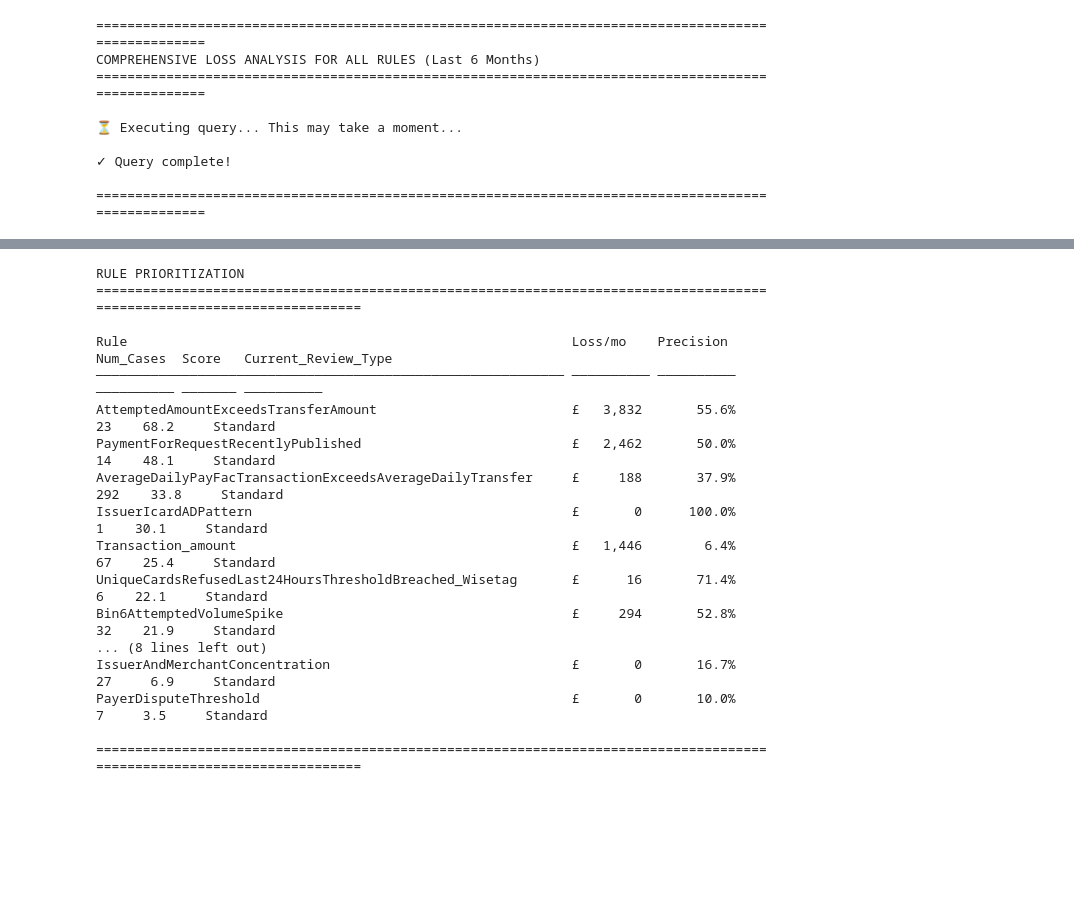
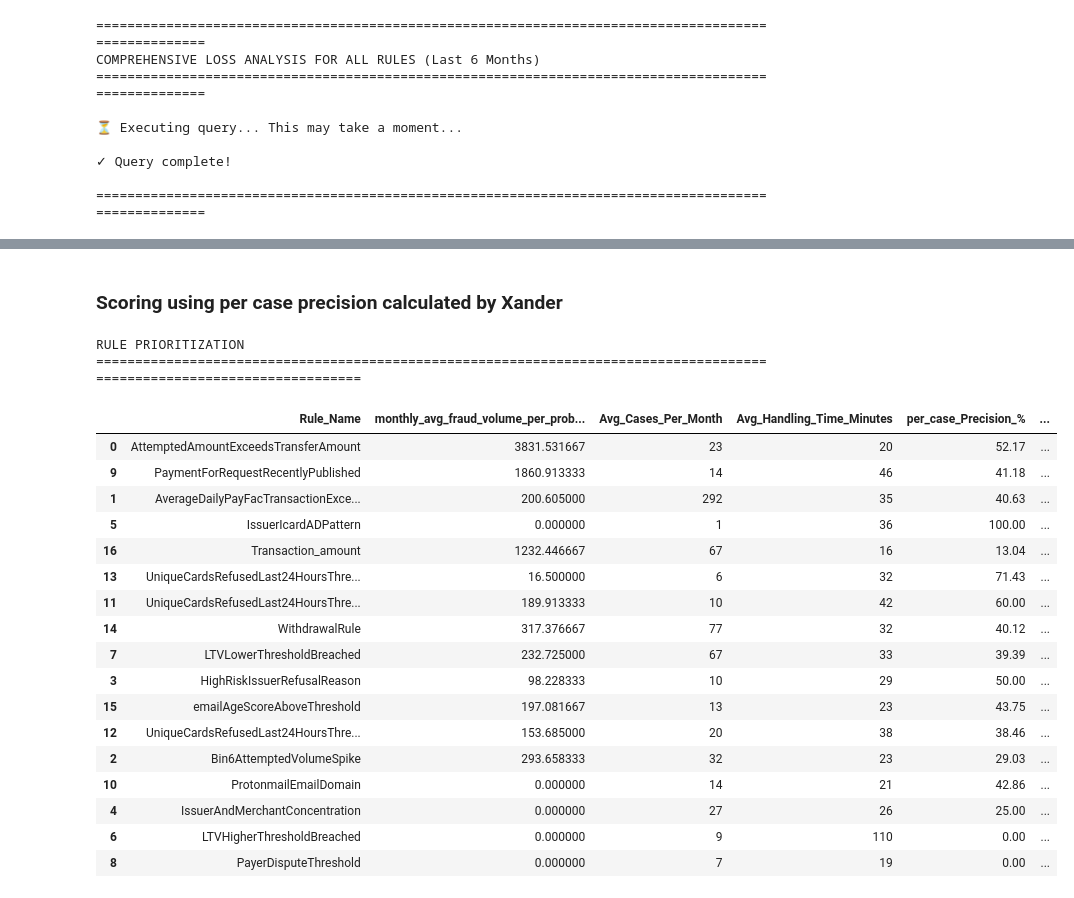
Before and after one commit to priscaadenike/CRM_Capacity_planning, a Jupyter notebook: rule_loss_estimation_Analysis.ipynb, the cells around one changed output, grey strips where cells are left out. Cells and saved outputs as stored; diff of their text form; code cells hidden in the pictures; blank space fills up the shorter version.

Commit message:
updated readme and added rule precision calculation

```diff
--- a/rule_loss_estimation_Analysis.ipynb
+++ b/rule_loss_estimation_Analysis.ipynb
@@ -196,13 +198,10 @@ AverageDailyPayFacTransactionExceedsAverageDailyTransfer               872
 ✓ Results saved as 'df_all_rules'
 # %%
 # Create the current state dataframe
-import pandas as pd
-import numpy as np
 
-
-Avg_Cases_Per_Month = [23, 292, 32, 10, 27, 1, 9, 67, 7, 14, 14, 10, 20, 6, 77, 13, 67]
-Avg_Handling_Time_Minutes = [18, 35, 23, 27, 19, 41, 132, 31, 12, 43, 17, 40, 35, 26, 28, 24, 13]
-Current_Hours_Per_Month = [
+Avg_Cases_Per_Month = [23, 292, 32, 10, 27, 1, 9, 67, 7, 14, 14, 10, 20, 6, 77, 13, 67]  # this will change when Xander updates the sheet
+Avg_Handling_Time_Minutes = [20, 35, 23, 29, 26, 36, 110, 33, 19, 46, 21, 42, 38, 32, 32, 23, 16]  #this will change when Xander updates the sheet
+Current_Hours_Per_Month = [  #calculating the current hours
     round((cases * aht) / 60,2)
     for cases, aht in zip(Avg_Cases_Per_Month, Avg_Handling_Time_Minutes)
 ]
@@ -229,7 +228,9 @@ current_state = {
         'Transaction_amount',
 
     ],
-    'per_case_Precision_%': [55.56, 37.91, 52.78, 37.5, 16.67, 100.0, 30.0, 26.98, 10.0, 50.0, 37.5, 44.44, 41.67, 71.43, 43.14, 33.33, 6.38],
+
+    'rule_precision_L3M' : [67.82, 74.13, 71, 69.23, 44.32, 100, 30.77, 41.95, 94.44, 62.5, 58.82, 84.62, 78.95, 83.33, 55.74, 83.87, 50.67],
+    'per_case_Precision_%': [52.17, 40.63, 29.03, 50.00, 25.00, 100.00, 0.00, 39.39, 0.00, 41.18, 42.86, 60.00, 38.46, 71.43, 40.12, 43.75, 13.04],
     'Avg_Cases_Per_Month': Avg_Cases_Per_Month,
     'Avg_Handling_Time_Minutes': Avg_Handling_Time_Minutes,
     'Current_Review_Type': ['Standard', 'Standard', 'Standard', 'Standard', 'Standard', 'Standard', 'Deep', 'Deep', 'Standard', 'Standard', 'Standard', 'Standard', 'Standard', 'Standard', 'Standard', 'Standard', 'Standard'],
@@ -270,11 +271,11 @@ loss_mapping = {
 }
 
 
-df_current['avg_fraud_volume_per_problematic_merchant'] = (df_current['Rule_Name'].map(loss_mapping))   #for each rule, map the average fraud volume (CB + NOF) per problematic merchant from our earlier analysis
+df_current['avg_fraud_volume_per_problematic_merchant'] = (df_current['Rule_Name'].map(loss_mapping))
 df_current['monthly_avg_fraud_volume_per_problematic_merchant'] = df_current['avg_fraud_volume_per_problematic_merchant'] / 6  #on average what is the loss per merchant per month
 
 # Review time constants (in minutes)
-LIGHT_REVIEW_MIN = 12.4
+LIGHT_REVIEW_MIN = 15 #Xander used this in the sheet instead of 12.4
 STANDARD_REVIEW_MIN = 35.15
 DEEP_REVIEW_MIN = 47.97
 
@@ -285,7 +286,7 @@ print("=" * 120 + "\n")
 # Calculate current weekly hours
 current_monthly_hours = df_current['Current_Hours_Per_Month'].sum()
 current_weekly_hours = current_monthly_hours * 12 / 52 + 20 # Adding 20 hours for NOF, CB
-Target_Weekly_Hours = 100 #Enter the Capacity Hours / Week from the sheet (currently H34)
+Target_Weekly_Hours = 75 #Enter the Capacity Hours / Week from the sheet (currently H34)
 print(f"Current Total Monthly Hours: {current_monthly_hours:.2f}")
 print(f"Current Weekly Hours: {current_weekly_hours:.2f}")
 print(f"Target Weekly Hours: {Target_Weekly_Hours:.2f}")
@@ -304,62 +305,65 @@ Reduction Needed: 0.6861538461538572 hours/week (0.7%)
 
 ========================================================================================================================
+# %% [markdown]
+### Scoring using per case precision calculated by Xander
 # %%
-# Create scoring system to determine optimal review type
-# Factors: Loss risk, Precision, Volume
+# Create scoring system to determine most risky rule so it receives optimal review type
+# Factors: Loss risk, Precision, Volume (cases * AHT)
 
 def calculate_priority_score(row):
     """
     Calculate priority score based on:
     - Monthly loss (higher = higher priority)
     - per case precision (higher = higher confidence, but also means we're catching them)
     - Volume (higher volume = more impact)
     """
 
     # Normalize loss (0-100 scale) so there is not too much skew from the highest loss rule and we can still differentiate between the lower loss rules
     max_loss = df_current['monthly_avg_fraud_volume_per_problematic_merchant'].max()  # Max average monthlyloss per problematic merchant
     loss_score = min((row['monthly_avg_fraud_volume_per_problematic_merchant'] / max_loss) * 100, 100) if max_loss > 0 else 0
 
     # Per case precision score
     precision_score = row['per_case_Precision_%']
 
+
     # Volume score (normalized as well)
-    max_volume = max(Avg_Cases_Per_Month)  # Max cases per month across rules
-    volume_score = (row['Avg_Cases_Per_Month'] / max_volume) * 100
+    max_effort = (df_current['Avg_Cases_Per_Month'] * df_current['Avg_Handling_Time_Minutes']).max()
+    effort = row['Avg_Cases_Per_Month'] * row['Avg_Handling_Time_Minutes']
+    volume_score = (effort / max_effort) * 100 if max_effort > 0 else 0
+
 
     # Weighted score: Loss (50%), Precision (30%), Volume (20%)
     priority_score = (loss_score * 0.5) + (precision_score * 0.3) + (volume_score * 0.2)
 
     return priority_score
 
-df_current['Priority_Score'] = df_current.apply(calculate_priority_score, axis=1)
+df_current['Priority_Score'] = round(df_current.apply(calculate_priority_score, axis=1), 2)
 
 # Sort by priority
 df_current_sorted = df_current.sort_values(by = 'Priority_Score', ascending=False)
 
 print("\nRULE PRIORITIZATION")
 print("=" * 120)
-print(f"\n{'Rule':<60} {'Loss/mo':<10} {'Precision':<10} {'Num_Cases':<10} {'Score':<7} {'Current_Review_Type':<10}")
-print(f"{'─'*60} {'─'*10} {'─'*10} {'─'*10} {'─'*7} {'─'*10}")
 
-for _, row in df_current_sorted.iterrows():
-    print(f"{row['Rule_Name']:<60} £{row['monthly_avg_fraud_volume_per_problematic_merchant']:>8,.0f}  {row['per_case_Precision_%']:>9.1f}%   {int(row['Avg_Cases_Per_Month']):>5}   {row['Priority_Score']:>5.1f}   {row['Current_Review_Type']:>10}")
-
-print("\n" + "=" * 120)
+df_current_sorted[['Rule_Name', 'monthly_avg_fraud_volume_per_problematic_merchant', 'Avg_Cases_Per_Month', 'Avg_Handling_Time_Minutes', 'per_case_Precision_%', 'Current_Review_Type', 'Priority_Score']]
 # %% [output]
 RULE PRIORITIZATION
 ========================================================================================================================
-
-Rule                                                         Loss/mo    Precision  Num_Cases  Score   Current_Review_Type
-──────────────────────────────────────────────────────────── ────────── ────────── ────────── ─────── ──────────
-AttemptedAmountExceedsTransferAmount                         £   3,832       55.6%      23    68.2     Standard
-PaymentForRequestRecentlyPublished                           £   2,462       50.0%      14    48.1     Standard
-AverageDailyPayFacTransactionExceedsAverageDailyTransfer     £     188       37.9%     292    33.8     Standard
-IssuerIcardADPattern                                         £       0      100.0%       1    30.1     Standard
-Transaction_amount                                           £   1,446        6.4%      67    25.4     Standard
-UniqueCardsRefusedLast24HoursThresholdBreached_Wisetag       £      16       71.4%       6    22.1     Standard
-Bin6AttemptedVolumeSpike                                     £     294       52.8%      32    21.9     Standard
-... (8 lines left out)
-IssuerAndMerchantConcentration                               £       0       16.7%      27     6.9     Standard
-PayerDisputeThreshold                                        £       0       10.0%       7     3.5     Standard
-
-========================================================================================================================
+|  | Rule_Name | monthly_avg_fraud_volume_per_prob... | Avg_Cases_Per_Month | Avg_Handling_Time_Minutes | per_case_Precision_% | ... |
+| 0 | AttemptedAmountExceedsTransferAmount | 3831.531667 | 23 | 20 | 52.17 | ... |
+| 9 | PaymentForRequestRecentlyPublished | 1860.913333 | 14 | 46 | 41.18 | ... |
+| 1 | AverageDailyPayFacTransactionExce... | 200.605000 | 292 | 35 | 40.63 | ... |
+| 5 | IssuerIcardADPattern | 0.000000 | 1 | 36 | 100.00 | ... |
+| 16 | Transaction_amount | 1232.446667 | 67 | 16 | 13.04 | ... |
+| 13 | UniqueCardsRefusedLast24HoursThre... | 16.500000 | 6 | 32 | 71.43 | ... |
+| 11 | UniqueCardsRefusedLast24HoursThre... | 189.913333 | 10 | 42 | 60.00 | ... |
+| 14 | WithdrawalRule | 317.376667 | 77 | 32 | 40.12 | ... |
+| 7 | LTVLowerThresholdBreached | 232.725000 | 67 | 33 | 39.39 | ... |
+| 3 | HighRiskIssuerRefusalReason | 98.228333 | 10 | 29 | 50.00 | ... |
+| 15 | emailAgeScoreAboveThreshold | 197.081667 | 13 | 23 | 43.75 | ... |
+| 12 | UniqueCardsRefusedLast24HoursThre... | 153.685000 | 20 | 38 | 38.46 | ... |
+| 2 | Bin6AttemptedVolumeSpike | 293.658333 | 32 | 23 | 29.03 | ... |
+| 10 | ProtonmailEmailDomain | 0.000000 | 14 | 21 | 42.86 | ... |
+| 4 | IssuerAndMerchantConcentration | 0.000000 | 27 | 26 | 25.00 | ... |
+| 6 | LTVHigherThresholdBreached | 0.000000 | 9 | 110 | 0.00 | ... |
+| 8 | PayerDisputeThreshold | 0.000000 | 7 | 19 | 0.00 | ... |
```
Also changed, not shown: parts of 10 cells of this notebook, 2 other files.
